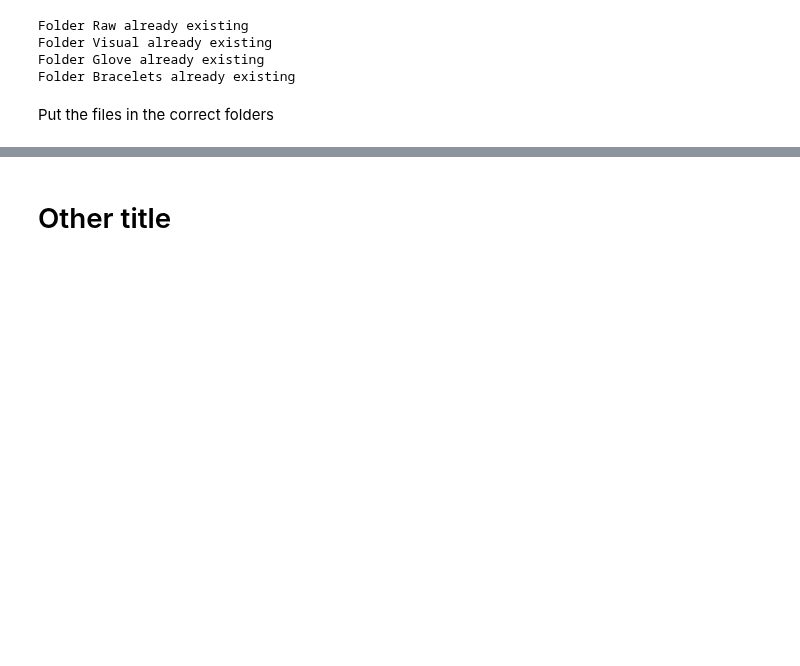
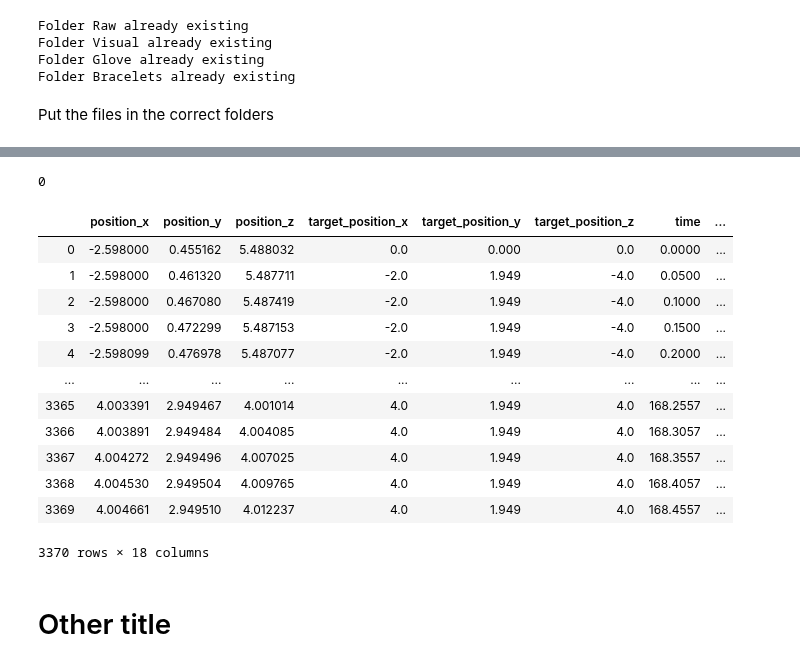
Before and after one commit to medioman22/Bidirectional_Interface, a Jupyter notebook: Hugo_data_analysis/data_analysis.ipynb, the cells around one changed output, grey strips where cells are left out. Saved outputs shown, nothing was run; the diff lists cells and outputs as text; code cells hidden in the pictures; blank space fills up the shorter version.

```diff
--- a/Hugo_data_analysis/data_analysis.ipynb
+++ b/Hugo_data_analysis/data_analysis.ipynb
@@ -57,0 +102,9 @@ Put the files in the correct folders
+# %%
+file = "Visual//4_27_10_sub4_Visual.csv"
+df = pd.read_csv(file)
+# total_time = df["time"].iloc[-1]
+last_element = next((i for i, x in enumerate(df["target_extension"]) if x), None)
+print(last_element)
+# df.to_csv(file, index=False)
+# %% [output]
+0
@@ -57,0 +119,16 @@ Put the files in the correct folders
+# %%
+df
+# %% [output]
+|  | position_x | position_y | position_z | target_position_x | target_position_y | target_position_z | time | ... |
+| 0 | -2.598000 | 0.455162 | 5.488032 | 0.0 | 0.000 | 0.0 | 0.0000 | ... |
+| 1 | -2.598000 | 0.461320 | 5.487711 | -2.0 | 1.949 | -4.0 | 0.0500 | ... |
+| 2 | -2.598000 | 0.467080 | 5.487419 | -2.0 | 1.949 | -4.0 | 0.1000 | ... |
+| 3 | -2.598000 | 0.472299 | 5.487153 | -2.0 | 1.949 | -4.0 | 0.1500 | ... |
+| 4 | -2.598099 | 0.476978 | 5.487077 | -2.0 | 1.949 | -4.0 | 0.2000 | ... |
+| ... | ... | ... | ... | ... | ... | ... | ... | ... |
+| 3365 | 4.003391 | 2.949467 | 4.001014 | 4.0 | 1.949 | 4.0 | 168.2557 | ... |
+| 3366 | 4.003891 | 2.949484 | 4.004085 | 4.0 | 1.949 | 4.0 | 168.3057 | ... |
+| 3367 | 4.004272 | 2.949496 | 4.007025 | 4.0 | 1.949 | 4.0 | 168.3557 | ... |
+| 3368 | 4.004530 | 2.949504 | 4.009765 | 4.0 | 1.949 | 4.0 | 168.4057 | ... |
+| 3369 | 4.004661 | 2.949510 | 4.012237 | 4.0 | 1.949 | 4.0 | 168.4557 | ... |
+3370 rows × 18 columns
```
Also changed, not shown: parts of 30 cells of this notebook.
